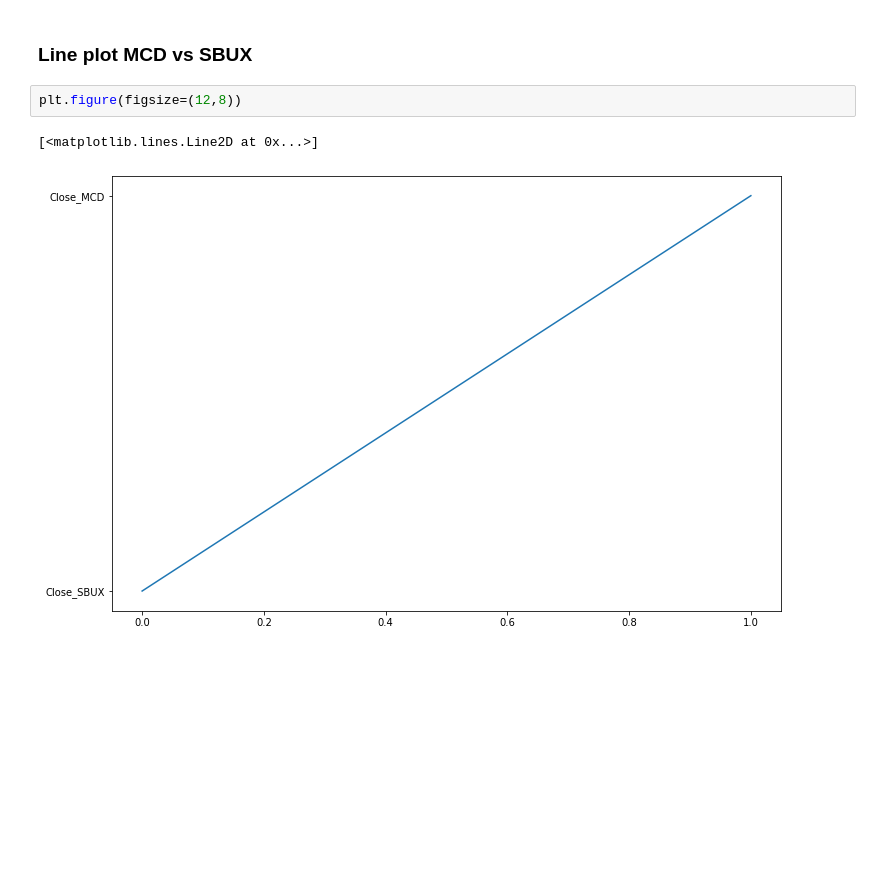
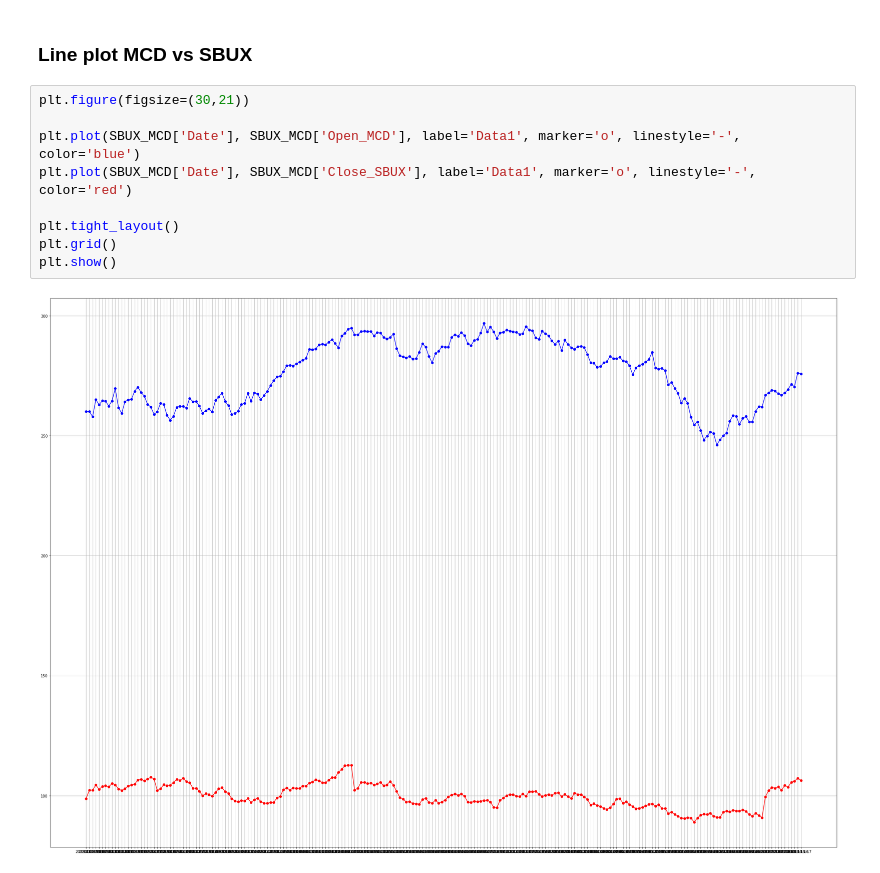
Before and after one commit to BonarSs/Stock-Conflict-Analysis, a Jupyter notebook: test_AnalyzingData.ipynb, the cells around one changed output. Cells and saved outputs as stored; diff of their text form; blank space fills up the shorter version.

Commit message:
update test_AnalyzingData

```diff
--- a/test_AnalyzingData.ipynb
+++ b/test_AnalyzingData.ipynb
@@ -41,8 +41,14 @@ SBUX_MCD
 222 rows × 13 columns
 # %% [markdown]
 ### Line plot MCD vs SBUX
-# %%
-plt.figure(figsize=(12,8))
-# %% [output]
-[<matplotlib.lines.Line2D at 0x...>]
-[figure, removed]
+# %%
+plt.figure(figsize=(30,21))
+
+plt.plot(SBUX_MCD['Date'], SBUX_MCD['Open_MCD'], label='Data1', marker='o', linestyle='-', color='blue')
+plt.plot(SBUX_MCD['Date'], SBUX_MCD['Close_SBUX'], label='Data1', marker='o', linestyle='-', color='red')
+
+plt.tight_layout()
+plt.grid()
+plt.show()
+# %% [output]
+[figure, added]
```
Also changed, not shown: parts of 11 cells of this notebook.
